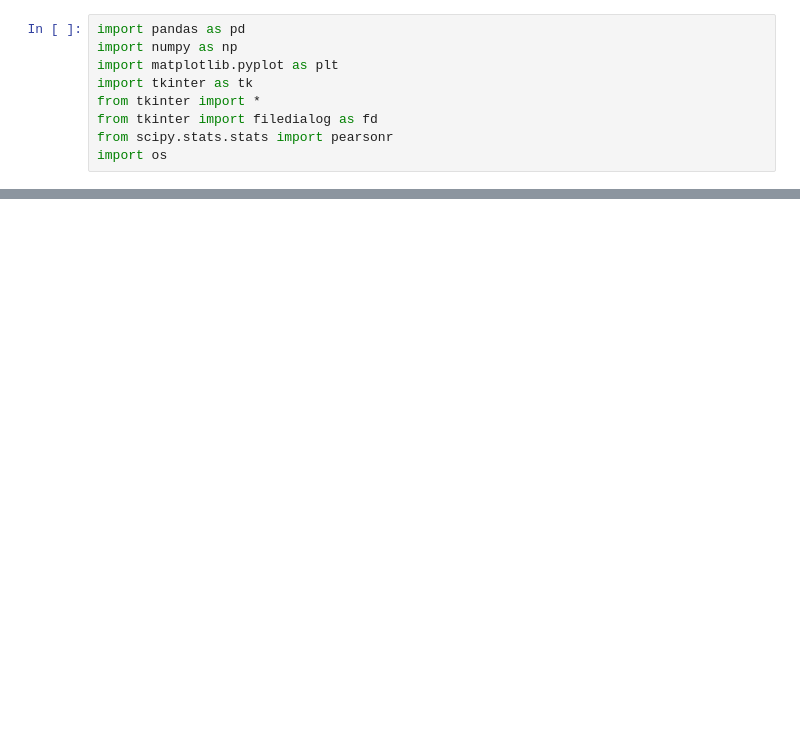
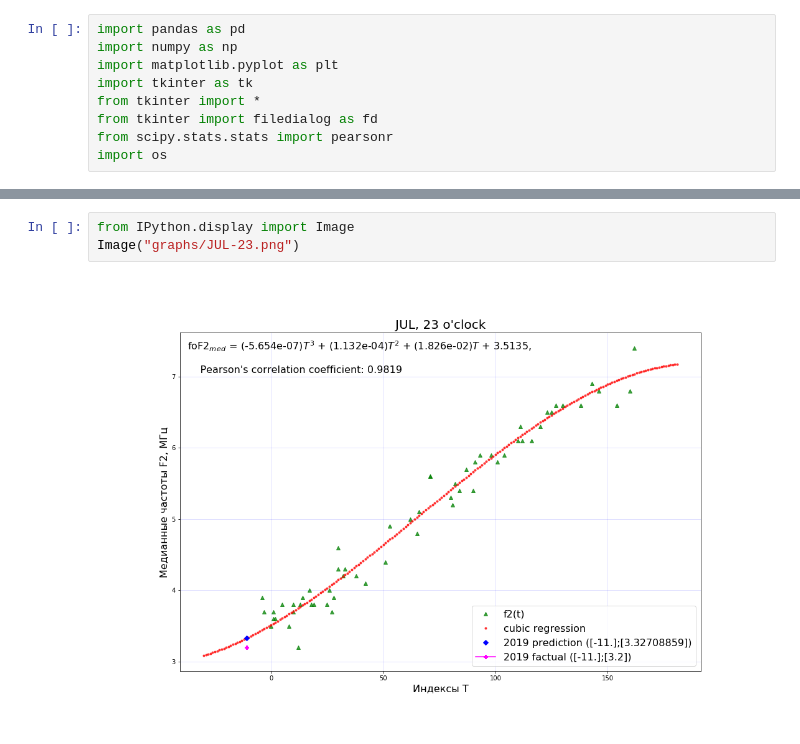
Before and after one commit to maratdzhan/dependencies-F2-from-indices-T, a Jupyter notebook: NoteBook_Version.ipynb, the cells around one changed output, grey strips where cells are left out. Saved outputs shown, nothing was run; the diff lists cells and outputs as text; blank space fills up the shorter version.

```diff
--- a/NoteBook_Version.ipynb
+++ b/NoteBook_Version.ipynb
@@ -303,0 +378,5 @@ root.mainloop()
+# %%
+from IPython.display import Image
+Image("graphs/JUL-23.png")
+# %% [output]
+[figure, added]
```
Also changed, not shown: parts of 36 cells of this notebook, 6 other files.
